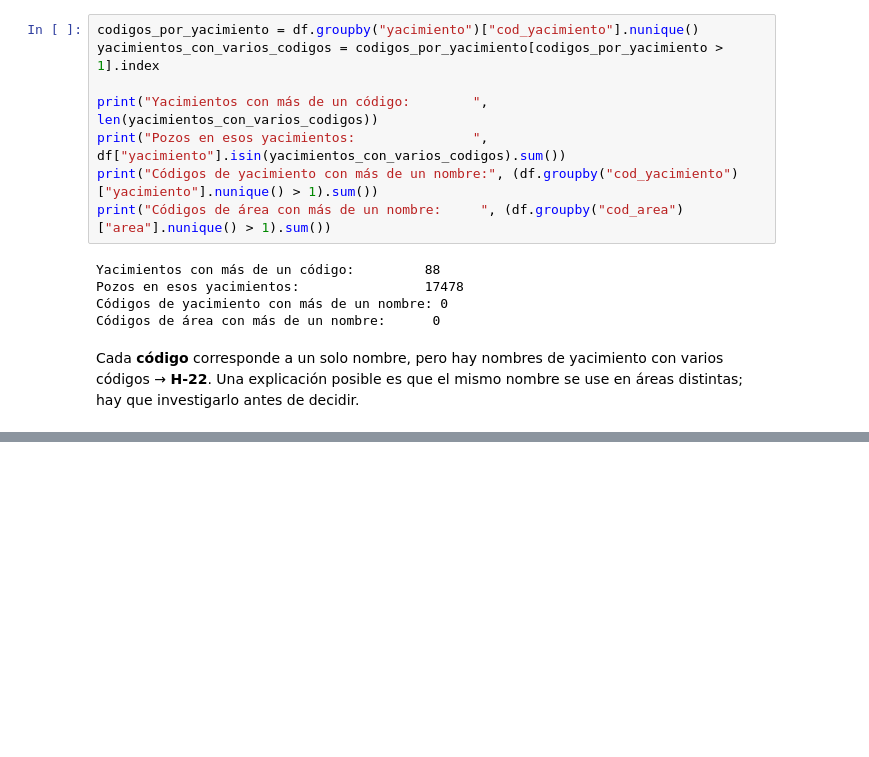
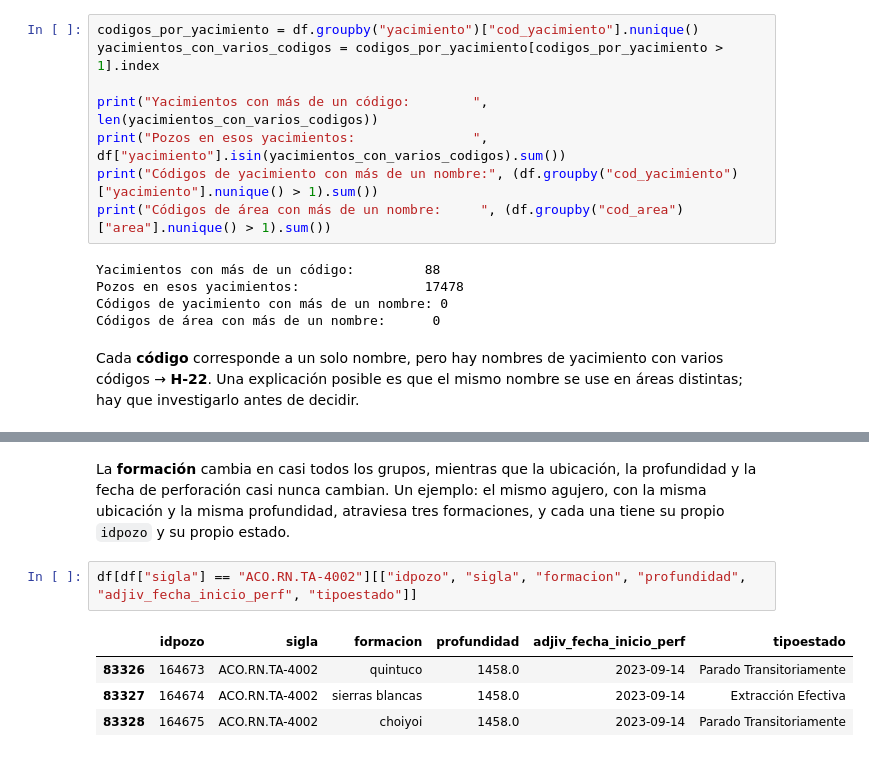
Before and after one commit to ncyanzon/dg, a Jupyter notebook: notebooks/01_pozos_perfilado.ipynb, the cells around one changed output, grey strips where cells are left out. Saved outputs shown, nothing was run; the diff lists cells and outputs as text; blank space fills up the shorter version.

```diff
--- a/notebooks/01_pozos_perfilado.ipynb
+++ b/notebooks/01_pozos_perfilado.ipynb
@@ -434,0 +460,10 @@ Una explicación posible es que el mismo nombre se use en áreas distintas; hay
+# %% [markdown]
+La **formación** cambia en casi todos los grupos, mientras que la ubicación, la profundidad y la fecha de perforación casi nunca cambian.
+Un ejemplo: el mismo agujero, con la misma ubicación y la misma profundidad, atraviesa tres formaciones, y cada una tiene su propio `idpozo` y su propio estado.
+# %%
+df[df["sigla"] == "ACO.RN.TA-4002"][["idpozo", "sigla", "formacion", "profundidad", "adjiv_fecha_inicio_perf", "tipoestado"]]
+# %% [output]
+|  | idpozo | sigla | formacion | profundidad | adjiv_fecha_inicio_perf | tipoestado |
+| 83326 | 164673 | ACO.RN.TA-4002 | quintuco | 1458.0 | 2023-09-14 | Parado Transitoriamente |
+| 83327 | 164674 | ACO.RN.TA-4002 | sierras blancas | 1458.0 | 2023-09-14 | Extracción Efectiva |
+| 83328 | 164675 | ACO.RN.TA-4002 | choiyoi | 1458.0 | 2023-09-14 | Parado Transitoriamente |
```
Also changed, not shown: parts of 8 cells of this notebook, 2 other files.
